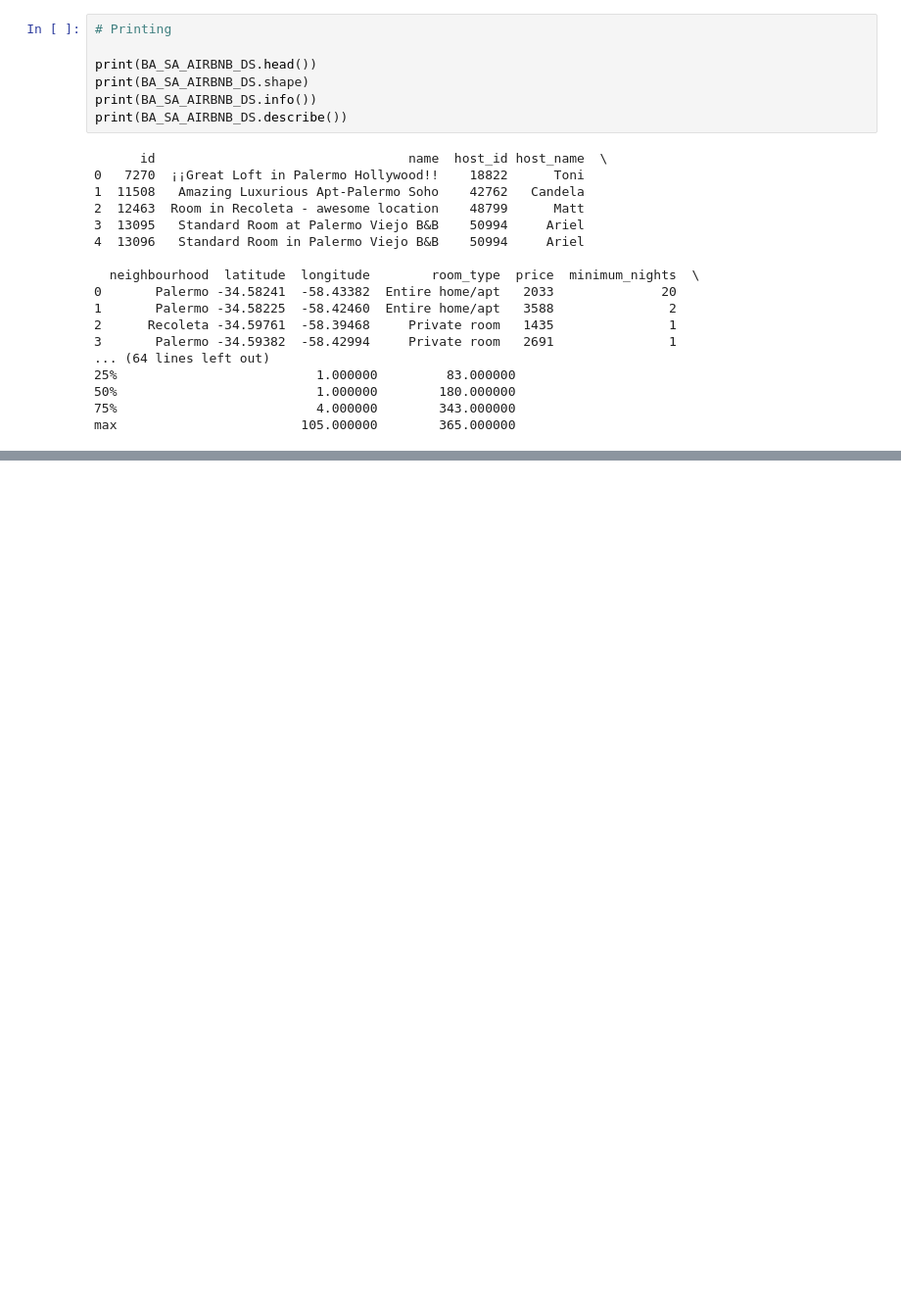
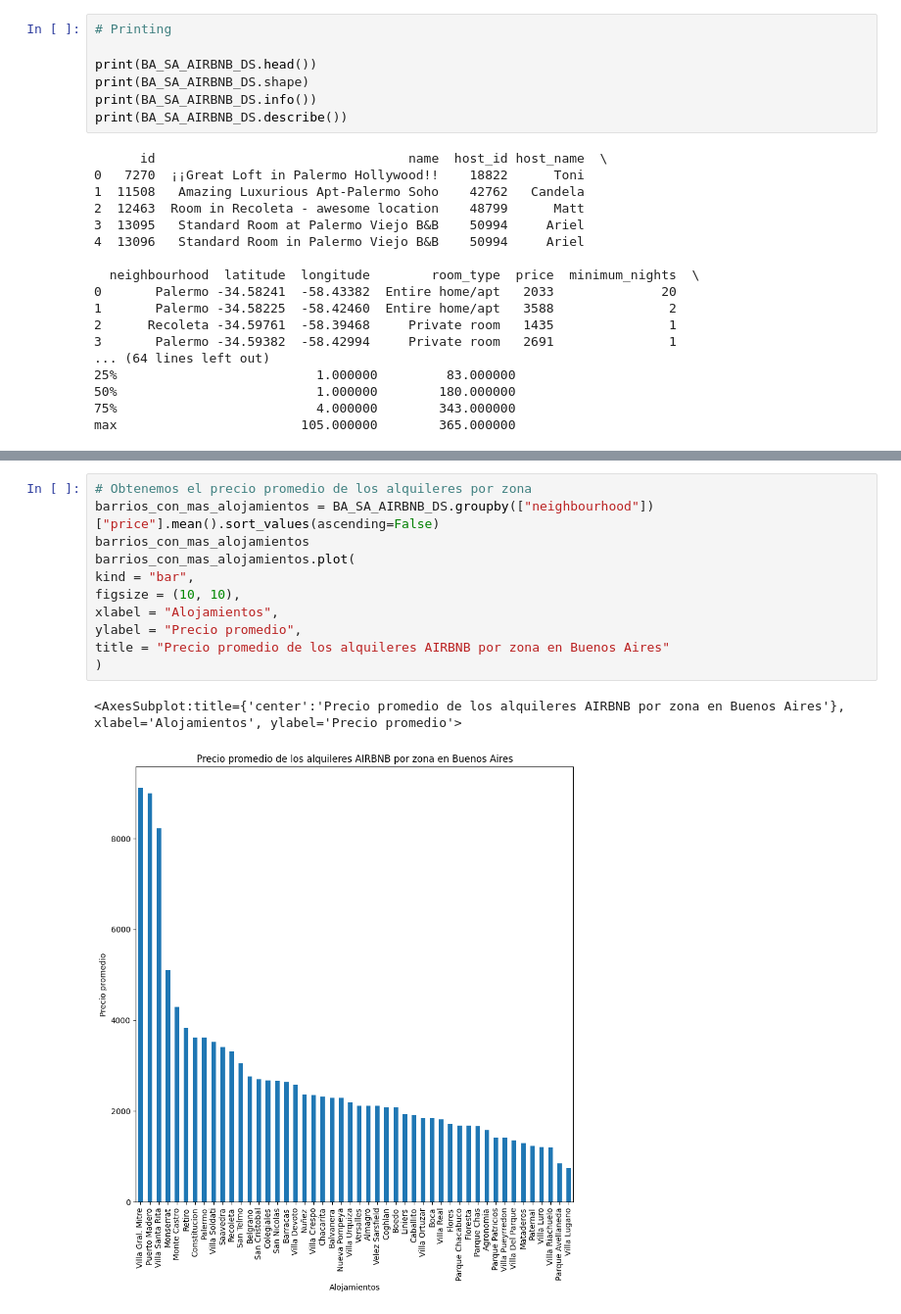
Before and after one commit to andres925922/DataScience-Coder, a Jupyter notebook: Notebook/Coder_Notebook.ipynb, the cells around one changed output, grey strips where cells are left out. Shown at 98% size. Drawn from its saved outputs; the diff is of its cells as text; blank space fills up the shorter version.

```diff
--- a/Notebook/Coder_Notebook.ipynb
+++ b/Notebook/Coder_Notebook.ipynb
@@ -87,0 +170,14 @@ max               659837.000000   2016.000000
+# %%
+# Obtenemos el precio promedio de los alquileres por zona
+barrios_con_mas_alojamientos = BA_SA_AIRBNB_DS.groupby(["neighbourhood"])["price"].mean().sort_values(ascending=False)
+barrios_con_mas_alojamientos
+barrios_con_mas_alojamientos.plot(
+kind = "bar",
+figsize = (10, 10),
+xlabel = "Alojamientos",
+ylabel = "Precio promedio",
+title = "Precio promedio de los alquileres AIRBNB por zona en Buenos Aires"
+)
+# %% [output]
+<AxesSubplot:title={'center':'Precio promedio de los alquileres AIRBNB por zona en Buenos Aires'}, xlabel='Alojamientos', ylabel='Precio promedio'>
+[figure, added]
```
Also changed, not shown: parts of 16 cells of this notebook, 2 other files.
